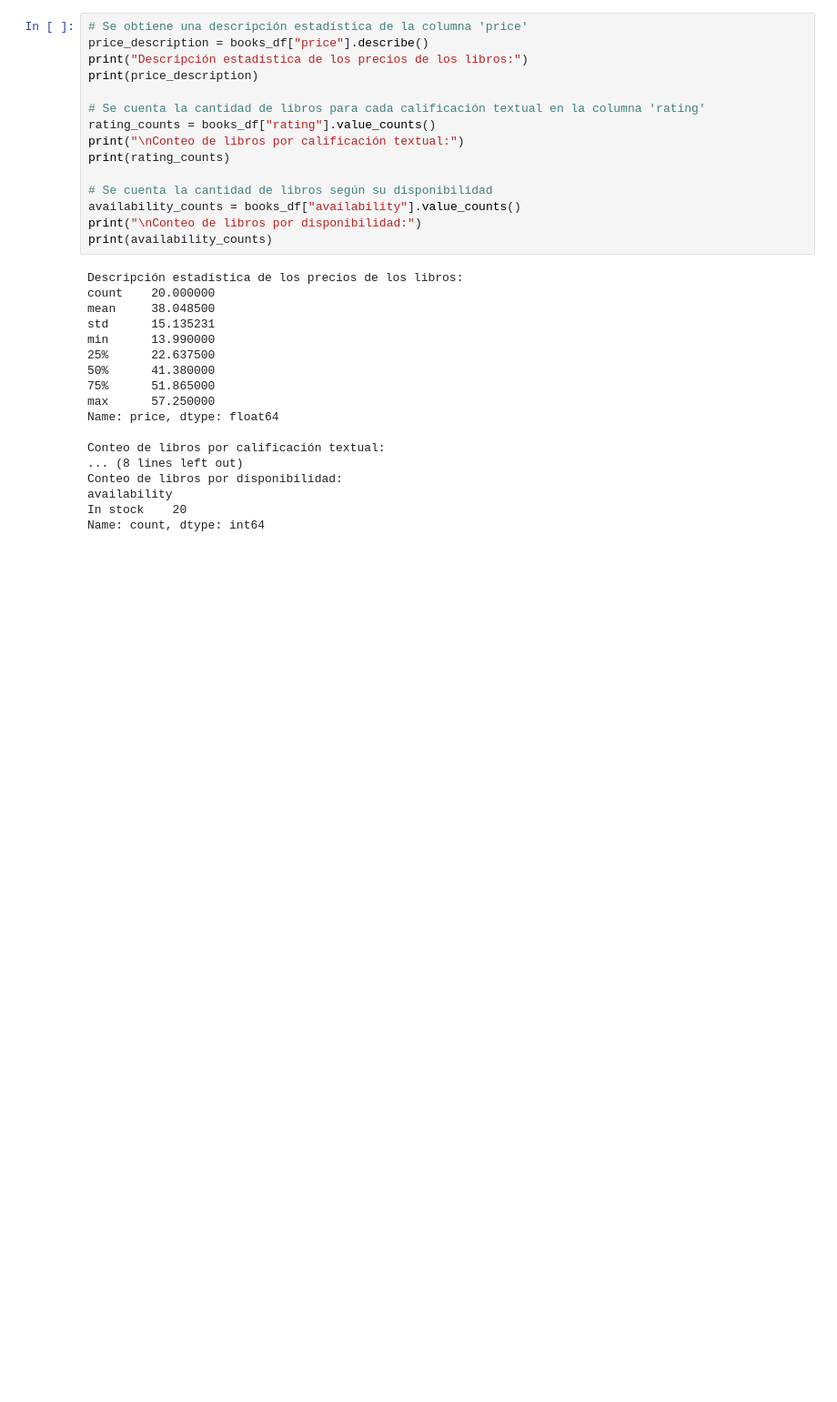
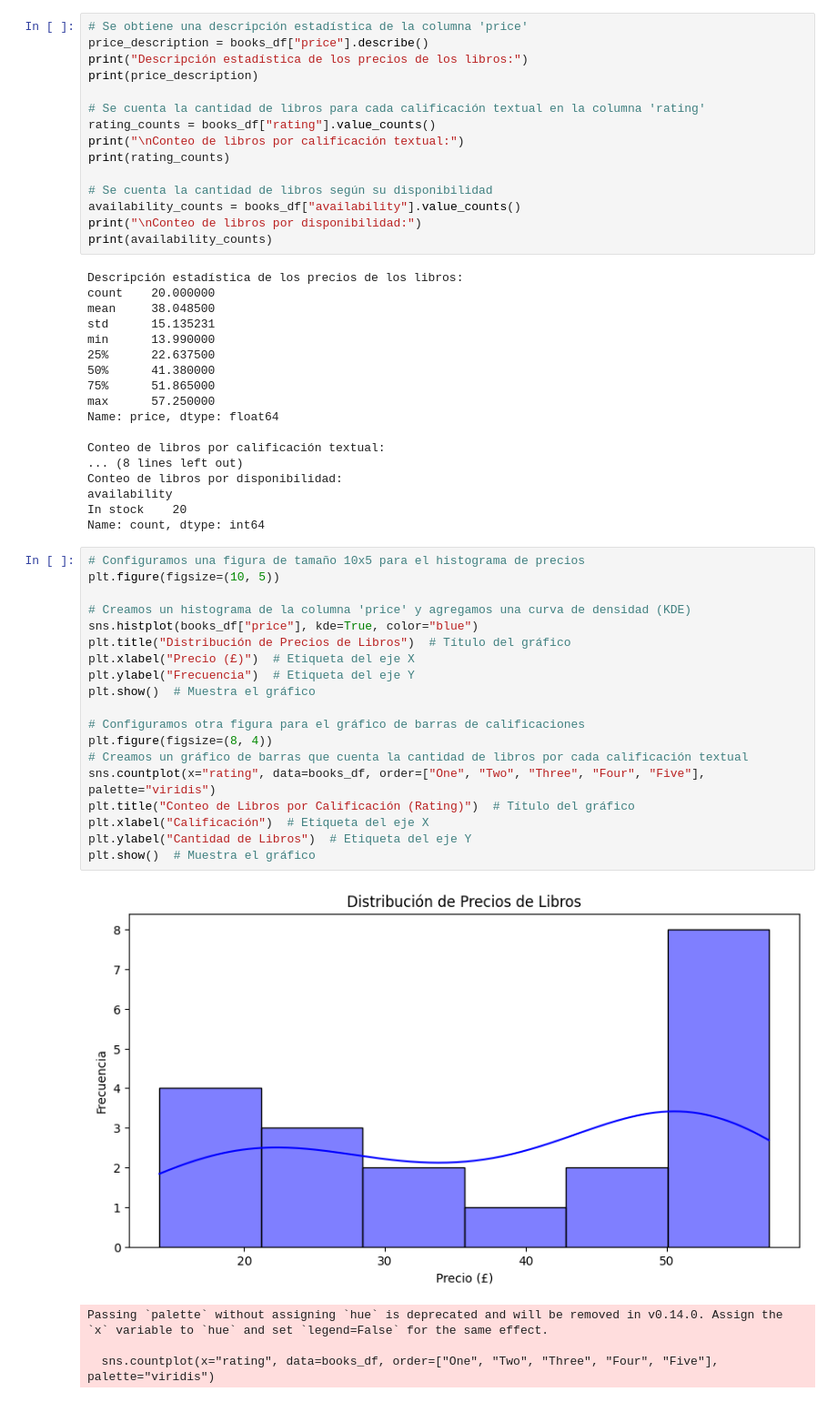
Before and after one commit to GzoC/project_webscraping_01, a Jupyter notebook: notebooks/project_webscraping_01.ipynb, the cells around one changed output. Shown: that part at 91% size. Saved outputs shown, nothing was run; the diff lists cells and outputs as text; blank space fills up the shorter version.

Commit message:
Celda 8: Visualización de datos

```diff
--- a/notebooks/project_webscraping_01.ipynb
+++ b/notebooks/project_webscraping_01.ipynb
@@ -192,3 +192,27 @@ Conteo de libros por disponibilidad:
 availability
 In stock    20
 Name: count, dtype: int64
+# %%
+# Configuramos una figura de tamaño 10x5 para el histograma de precios
+plt.figure(figsize=(10, 5))
+
+# Creamos un histograma de la columna 'price' y agregamos una curva de densidad (KDE)
+sns.histplot(books_df["price"], kde=True, color="blue")
+plt.title("Distribución de Precios de Libros")  # Título del gráfico
+plt.xlabel("Precio (£)")  # Etiqueta del eje X
+plt.ylabel("Frecuencia")  # Etiqueta del eje Y
+plt.show()  # Muestra el gráfico
+
+# Configuramos otra figura para el gráfico de barras de calificaciones
+plt.figure(figsize=(8, 4))
+# Creamos un gráfico de barras que cuenta la cantidad de libros por cada calificación textual
+sns.countplot(x="rating", data=books_df, order=["One", "Two", "Three", "Four", "Five"], palette="viridis")
+plt.title("Conteo de Libros por Calificación (Rating)")  # Título del gráfico
+plt.xlabel("Calificación")  # Etiqueta del eje X
+plt.ylabel("Cantidad de Libros")  # Etiqueta del eje Y
+plt.show()  # Muestra el gráfico
+# %% [output]
+[figure, added]
+Passing `palette` without assigning `hue` is deprecated and will be removed in v0.14.0. Assign the `x` variable to `hue` and set `legend=False` for the same effect.
+
+  sns.countplot(x="rating", data=books_df, order=["One", "Two", "Three", "Four", "Five"], palette="viridis")
```
Also changed, not shown: parts of 1 cell of this notebook.
